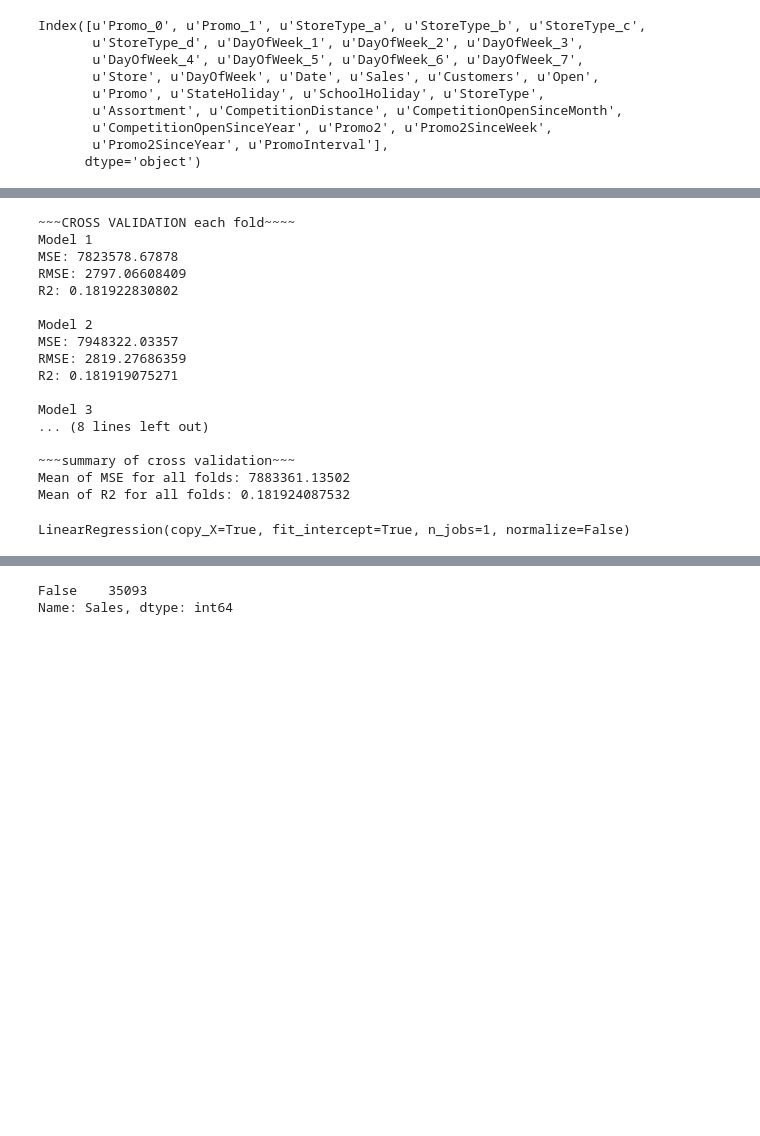
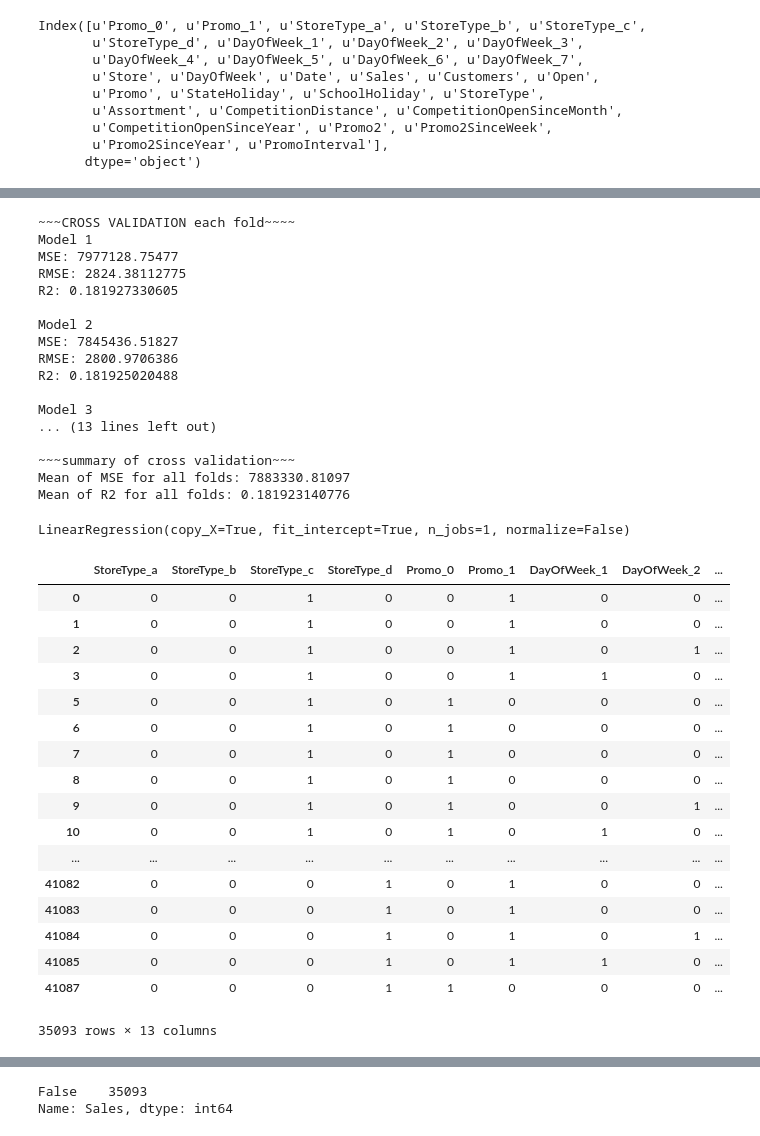
Before and after one commit to sososummer88/Rossmann-Store-Sale---Kaggle-Competition, a Jupyter notebook: Capstone Project - Fang Hong.ipynb, the cells around one changed output, grey strips where cells are left out. Saved outputs shown, nothing was run; the diff lists cells and outputs as text; code cells hidden in the pictures; blank space fills up the shorter version.

```diff
--- a/Capstone Project - Fang Hong.ipynb
+++ b/Capstone Project - Fang Hong.ipynb
@@ -896,6 +903,8 @@ scores = []
 n = 0
 print("~~~CROSS VALIDATION each fold~~~~")
 for train_index, test_index in kf.split(X, y):
+    X.fillna(X.mean(), inplace=True)
+    y.fillna(y.mean(), inplace=True)
     lr=LinearRegression().fit(X.iloc[train_index], y.iloc[train_index])
 
     mse_values.append(metrics.mean_squared_error(y.iloc[test_index], lr.predict(X.iloc[test_index])))
@@ -914,21 +923,21 @@ print('Mean of R2 for all folds: {}').format(np.mean(scores))
 # %% [output]
 ~~~CROSS VALIDATION each fold~~~~
 Model 1
-MSE: 7823578.67878
-RMSE: 2797.06608409
-R2: 0.181922830802
+MSE: 7977128.75477
+RMSE: 2824.38112775
+R2: 0.181927330605
 
 Model 2
-MSE: 7948322.03357
-RMSE: 2819.27686359
-R2: 0.181919075271
+MSE: 7845436.51827
+RMSE: 2800.9706386
+R2: 0.181925020488
 
 Model 3
-... (8 lines left out)
+... (13 lines left out)
 
 ~~~summary of cross validation~~~
-Mean of MSE for all folds: 7883361.13502
-Mean of R2 for all folds: 0.181924087532
+Mean of MSE for all folds: 7883330.81097
+Mean of R2 for all folds: 0.181923140776
 # %%
 # fit the model
 lr.fit(X,y)
@@ -936,8 +945,28 @@ lr.fit(X,y)
 LinearRegression(copy_X=True, fit_intercept=True, n_jobs=1, normalize=False)
 # %%
 # set the x value with data from test df
-feature_cols=['StoreType_a','StoreType_b', 'StoreType_c', 'StoreType_d', 'Promo_0', 'Promo_1', 'DayOfWeek_1', 'DayOfWeek_2', 'DayOfWeek_3', 'DayOfWeek_4', 'DayOfWeek_5', 'DayOfWeek_6']
+feature_cols=['StoreType_a','StoreType_b', 'StoreType_c', 'StoreType_d', 'Promo_0', 'Promo_1', 'DayOfWeek_1', 'DayOfWeek_2', 'DayOfWeek_3', 'DayOfWeek_4', 'DayOfWeek_5', 'DayOfWeek_6', 'DayOfWeek_7']
 X=test_store_get_dummy[feature_cols]
+X.fillna(X.mean(), inplace=True)
+# %% [output]
+|  | StoreType_a | StoreType_b | StoreType_c | StoreType_d | Promo_0 | Promo_1 | DayOfWeek_1 | DayOfWeek_2 | ... |
+| 0 | 0 | 0 | 1 | 0 | 0 | 1 | 0 | 0 | ... |
+| 1 | 0 | 0 | 1 | 0 | 0 | 1 | 0 | 0 | ... |
+| 2 | 0 | 0 | 1 | 0 | 0 | 1 | 0 | 1 | ... |
+| 3 | 0 | 0 | 1 | 0 | 0 | 1 | 1 | 0 | ... |
+| 5 | 0 | 0 | 1 | 0 | 1 | 0 | 0 | 0 | ... |
+| 6 | 0 | 0 | 1 | 0 | 1 | 0 | 0 | 0 | ... |
+| 7 | 0 | 0 | 1 | 0 | 1 | 0 | 0 | 0 | ... |
+| 8 | 0 | 0 | 1 | 0 | 1 | 0 | 0 | 0 | ... |
+| 9 | 0 | 0 | 1 | 0 | 1 | 0 | 0 | 1 | ... |
+| 10 | 0 | 0 | 1 | 0 | 1 | 0 | 1 | 0 | ... |
+| ... | ... | ... | ... | ... | ... | ... | ... | ... | ... |
+| 41082 | 0 | 0 | 0 | 1 | 0 | 1 | 0 | 0 | ... |
+| 41083 | 0 | 0 | 0 | 1 | 0 | 1 | 0 | 0 | ... |
+| 41084 | 0 | 0 | 0 | 1 | 0 | 1 | 0 | 1 | ... |
+| 41085 | 0 | 0 | 0 | 1 | 0 | 1 | 1 | 0 | ... |
+| 41087 | 0 | 0 | 0 | 1 | 1 | 0 | 0 | 0 | ... |
+35093 rows × 13 columns
 # %%
 list(zip(feature_cols, lr.coef_))
 # %% [output]
```
Also changed, not shown: parts of 49 cells of this notebook.
